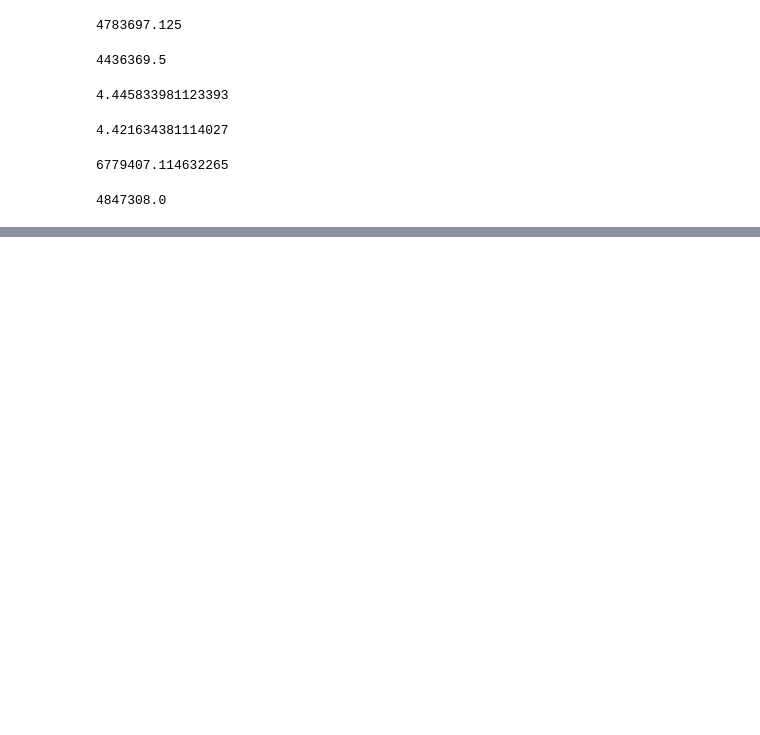
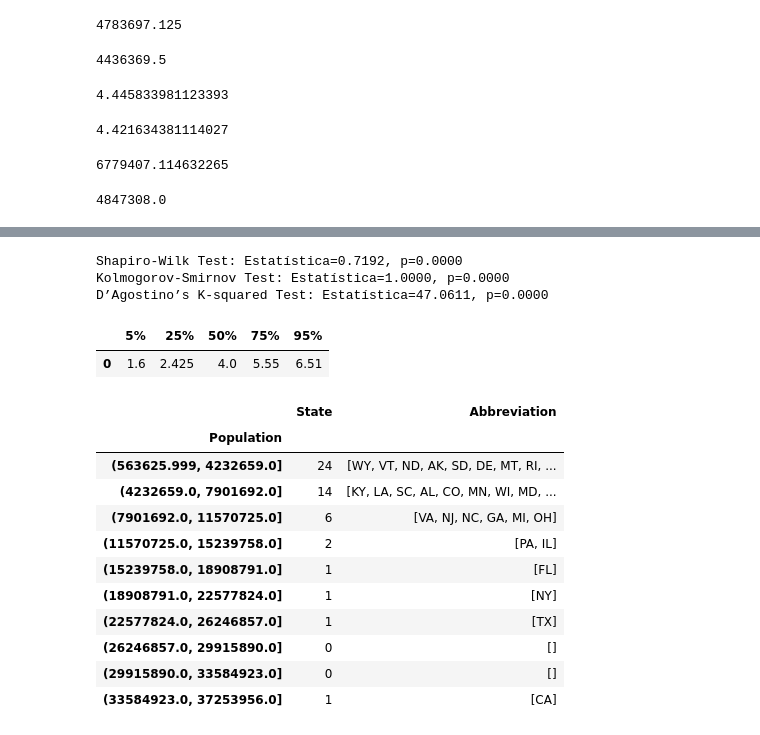
Before and after one commit to PacemqueDones/practical-statistics-for-data-scientists, a Jupyter notebook: Chapter 1 - Exploratory Data Analysis/Taxa de Homicídio.ipynb, the cells around one changed output, grey strips where cells are left out. Saved outputs shown, nothing was run; the diff lists cells and outputs as text; code cells hidden in the pictures; blank space fills up the shorter version.

```diff
--- a/Chapter 1 - Exploratory Data Analysis/Taxa de Homicídio.ipynb
+++ b/Chapter 1 - Exploratory Data Analysis/Taxa de Homicídio.ipynb
@@ -85,0 +101,57 @@ median_abs_deviation(state['Population'])
+# %%
+stat, p = shapiro(state['Population'])
+print(f"Shapiro-Wilk Test: Estatística={stat:.4f}, p={p:.4f}")
+
+# Teste de Kolmogorov-Smirnov
+stat, p = kstest(state['Population'], 'norm')
+print(f"Kolmogorov-Smirnov Test: Estatística={stat:.4f}, p={p:.4f}")
+
+# Teste de D’Agostino (normaltest)
+stat, p = normaltest(state['Population'])
+print(f"D’Agostino’s K-squared Test: Estatística={stat:.4f}, p={p:.4f}")
+
+
+# Test interpretation
+# if the p-value is greater then 0.05, we do not reject H0, indicating
+# that the data can be considered normal.
+
+# else, we reject H0
+# %% [output]
+Shapiro-Wilk Test: Estatística=0.7192, p=0.0000
+Kolmogorov-Smirnov Test: Estatística=1.0000, p=0.0000
+D’Agostino’s K-squared Test: Estatística=47.0611, p=0.0000
+# %%
+quantiles = np.quantile(state['Murder.Rate'],q=[0.05, 0.25, 0.5, 0.75, 0.95])
+percentiles = ['5%','25%','50%','75%','95%']
+
+df = pd.DataFrame(quantiles.reshape(1, -1), columns=percentiles)
+
+df
+# %% [output]
+|  | 5% | 25% | 50% | 75% | 95% |
+| 0 | 1.6 | 2.425 | 4.0 | 5.55 | 6.51 |
+# %%
+dfState = state
+num_bins = 11
+
+# Criando os intervalos
+bins = np.linspace(state['Population'].min(), state['Population'].max(), num_bins)
+
+pop_freq = pd.cut(state['Population'], bins, include_lowest=True)
+
+dfState['Population'] = pop_freq
+# %%
+dfState.groupby('Population').agg({'State': 'count' ,'Abbreviation': list})
+# %% [output]
+|  | State | Abbreviation |
+| Population |  |  |
+| (563625.999, 4232659.0] | 24 | [WY, VT, ND, AK, SD, DE, MT, RI, ... |
+| (4232659.0, 7901692.0] | 14 | [KY, LA, SC, AL, CO, MN, WI, MD, ... |
+| (7901692.0, 11570725.0] | 6 | [VA, NJ, NC, GA, MI, OH] |
+| (11570725.0, 15239758.0] | 2 | [PA, IL] |
+| (15239758.0, 18908791.0] | 1 | [FL] |
+| (18908791.0, 22577824.0] | 1 | [NY] |
+| (22577824.0, 26246857.0] | 1 | [TX] |
+| (26246857.0, 29915890.0] | 0 | [] |
+| (29915890.0, 33584923.0] | 0 | [] |
+| (33584923.0, 37253956.0] | 1 | [CA] |
```
Also changed, not shown: parts of 20 cells of this notebook.
